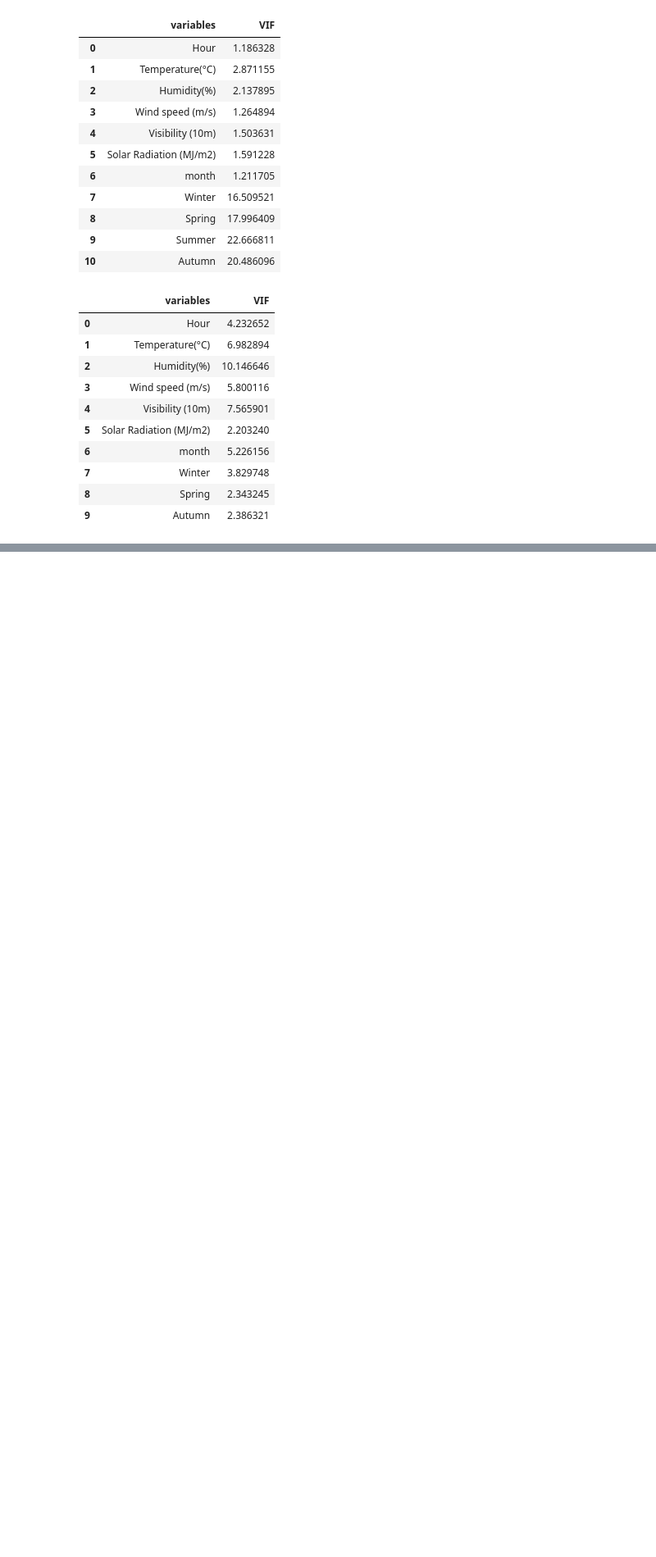
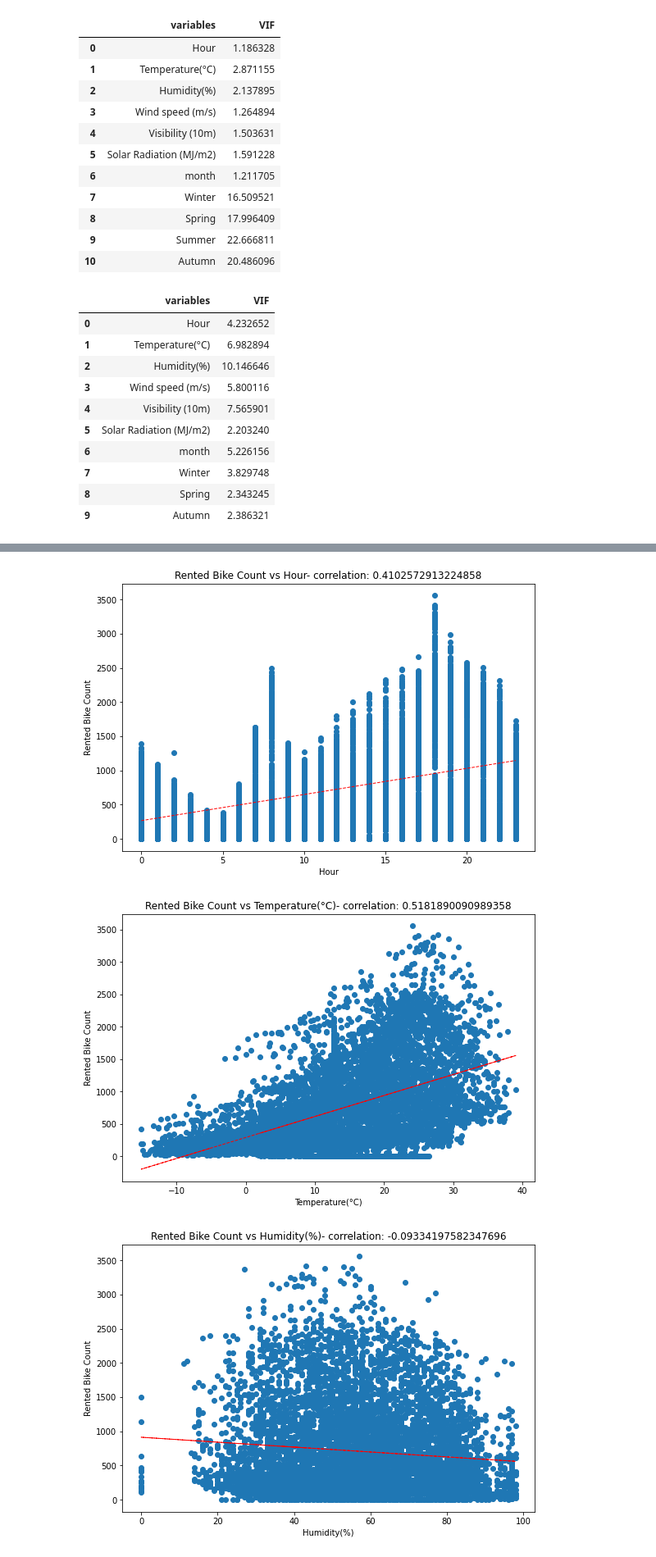
Before and after one commit to Ratnakar2022/Seoul-Bike-Sharing-Demand-Prediction, a Jupyter notebook: Bike_Sharing_Demand_Prediction_Capstone_Project.ipynb, the cells around one changed output, grey strips where cells are left out. Shown at 82% size. Drawn from its saved outputs; the diff is of its cells as text; code cells hidden in the pictures; blank space fills up the shorter version.

```diff
--- a/Bike_Sharing_Demand_Prediction_Capstone_Project.ipynb
+++ b/Bike_Sharing_Demand_Prediction_Capstone_Project.ipynb
@@ -602,0 +627,29 @@ calc_vif(bike_data[[i for i in bike_data.describe().columns if i not in ['Rented
+# %%
+# converting object type columns to float
+
+bike_data['Functioning Day'] = bike_data['Functioning Day'].astype(float)
+bike_data['Holiday'] = bike_data['Holiday'].astype(float)
+# %%
+# obtaining correlation plots between dependent and independent variables
+
+numeric_features = bike_data.columns
+for col in numeric_features[1:]:
+    fig = plt.figure(figsize=(9, 6))
+    ax = fig.gca()
+    feature = bike_data[col]
+    label = bike_data['Rented Bike Count']
+    correlation = feature.corr(label)
+    plt.scatter(x=feature, y=label)
+    plt.xlabel(col)
+    plt.ylabel('Rented Bike Count')
+    ax.set_title('Rented Bike Count vs ' + col + '- correlation: ' + str(correlation))
+    z = np.polyfit(bike_data[col], bike_data['Rented Bike Count'], 1)
+    y_hat = np.poly1d(z)(bike_data[col])
+
+    plt.plot(bike_data[col], y_hat, "r--", lw=1)
+
+plt.show()
+# %% [output]
+[figure, added]
+[figure, added]
+[figure, added]
```
Also changed, not shown: parts of 38 cells of this notebook.
